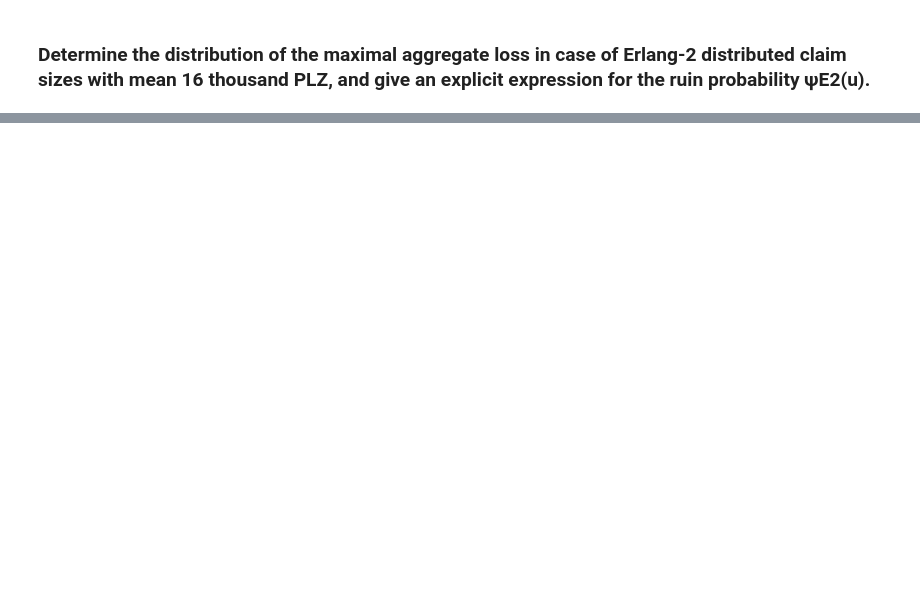
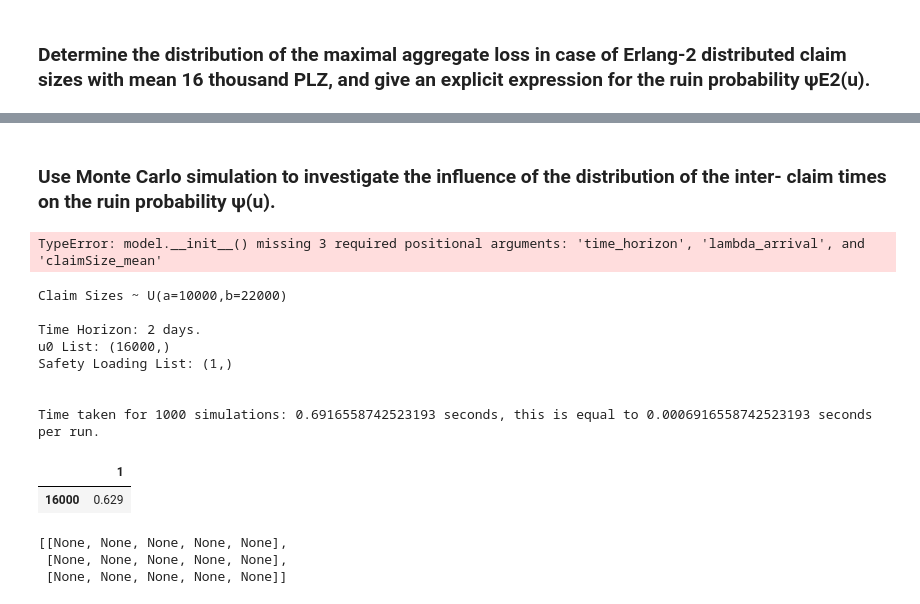
Before and after one commit to Make1tRain/2df30-, a Jupyter notebook: Insurance Risk Assignment/src/main.ipynb, the cells around one changed output, grey strips where cells are left out. Cells and saved outputs as stored; diff of their text form; code cells hidden in the pictures; blank space fills up the shorter version.

```diff
--- a/Insurance Risk Assignment/src/main.ipynb
+++ b/Insurance Risk Assignment/src/main.ipynb
@@ -10,9 +16,8 @@ import time
 # %% [markdown]
 # Constants
 # %%
-# We want to take time horizon as 100 years which is 36525 days including the years with more or less days
-TIME_HORIZON = 5 # TODO: this time horizon should be equal to 36525
-LAMBDA = 4
-CLAIMSIZE_MEAN = 16000
+# # We want to take time horizon as 100 years which is 36525 days including the years with more or less days
+u0List = [16000 * i for i in [0,1,2,3,4,5]]
+thetaList = [0.01, 0.1, 0.5, 0.9, 1 ,2]
 # %% [markdown]
 ### Use Monte Carlo simulation to investigate the influence of the premium c and the initial capital u on the ruin probability ψ(u).
@@ -113,0 +27,7 @@ Safety Loading List: {thetaList}
+# %%
+# Find the time horizon (we found it to be 2000 )
+LAMBDA_ARRIVAL= 4
+CLAIMSIZE_MEAN = 16000
+TIME_HORIZON = 2000
+# we will try to find a time horizon that is not very big, but enough to simulate
+# model(2000, lambda_arrival, claimSize_mean).simulate((16000,), (0.01,))
@@ -130,0 +161,2 @@ $\displaystyle 8.33259266253483 \cdot 10^{-9}$
+# %% [markdown]
+### Use Monte Carlo simulation to investigate the influence of the distribution of the inter- claim times on the ruin probability ψ(u).
@@ -130,0 +165,29 @@ $\displaystyle 8.33259266253483 \cdot 10^{-9}$
+# %%
+mg416 = model_gamma_4_16(TIME_HORIZON, LAMBDA_ARRIVAL, CLAIMSIZE_MEAN)
+mg416.set_name("mg416")
+mg416.simulate(u0List, thetaList)
+
+df = pd.read_csv("./results/q1_model_simulation_results.csv")
+# %% [output]
+TypeError: model.__init__() missing 3 required positional arguments: 'time_horizon', 'lambda_arrival', and 'claimSize_mean'
+# %%
+mg0208 = model_gamma_02_08(TIME_HORIZON, LAMBDA_ARRIVAL, CLAIMSIZE_MEAN)
+mg0208.set_name("mg0208")
+mg0208.simulate(u0List, thetaList)
+# %% [output]
+Claim Sizes ~ U(a=10000,b=22000)
+
+Time Horizon: 2 days.
+u0 List: (16000,)
+Safety Loading List: (1,)
+
+
+Time taken for 1000 simulations: 0.6916558742523193 seconds, this is equal to 0.0006916558742523193 seconds per run.
+|  | 1 |
+| 16000 | 0.629 |
+# %%
+[[None] * 5] * 3
+# %% [output]
+[[None, None, None, None, None],
+ [None, None, None, None, None],
+ [None, None, None, None, None]]
```
Also changed, not shown: parts of 18 cells of this notebook, 5 other files.
